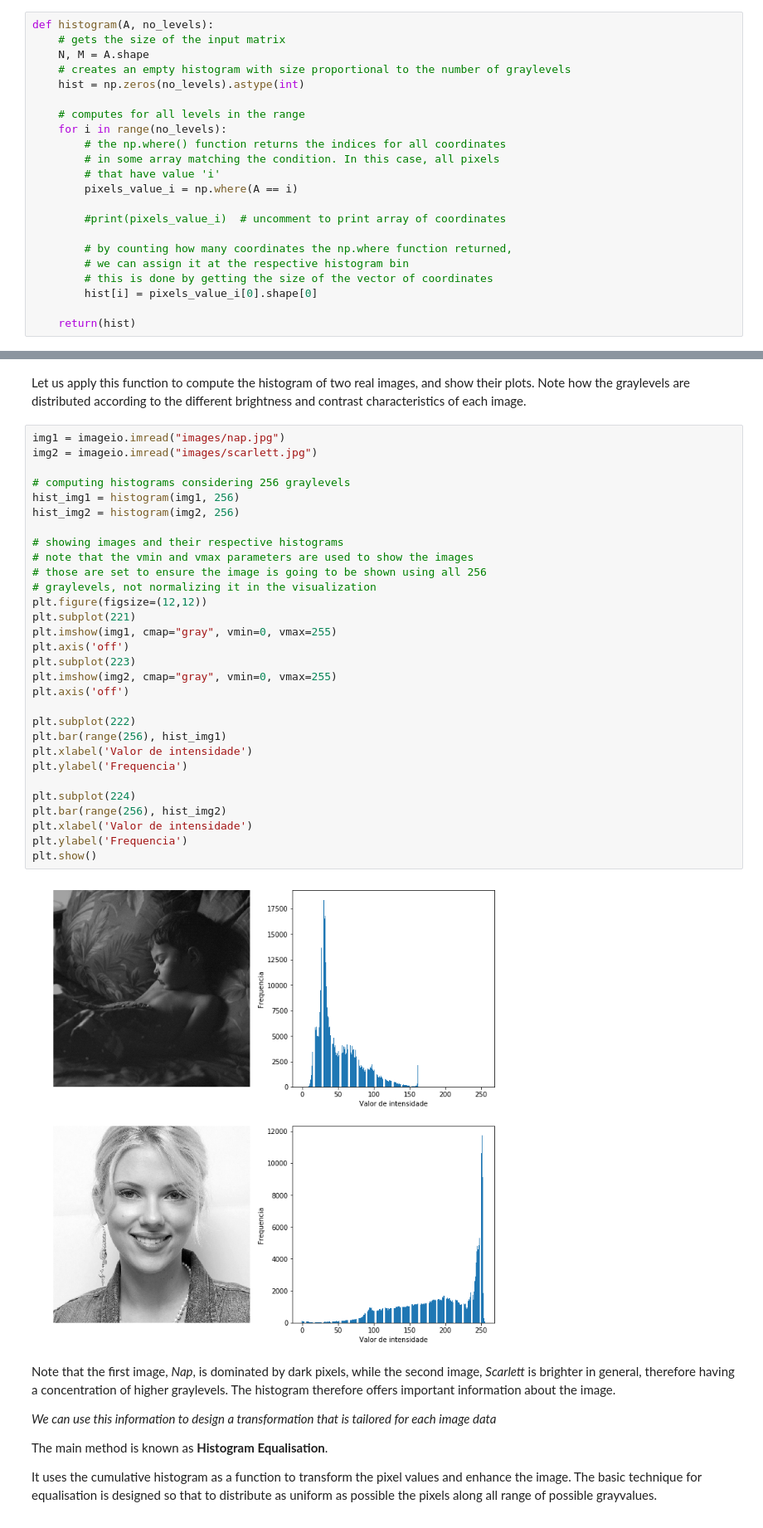
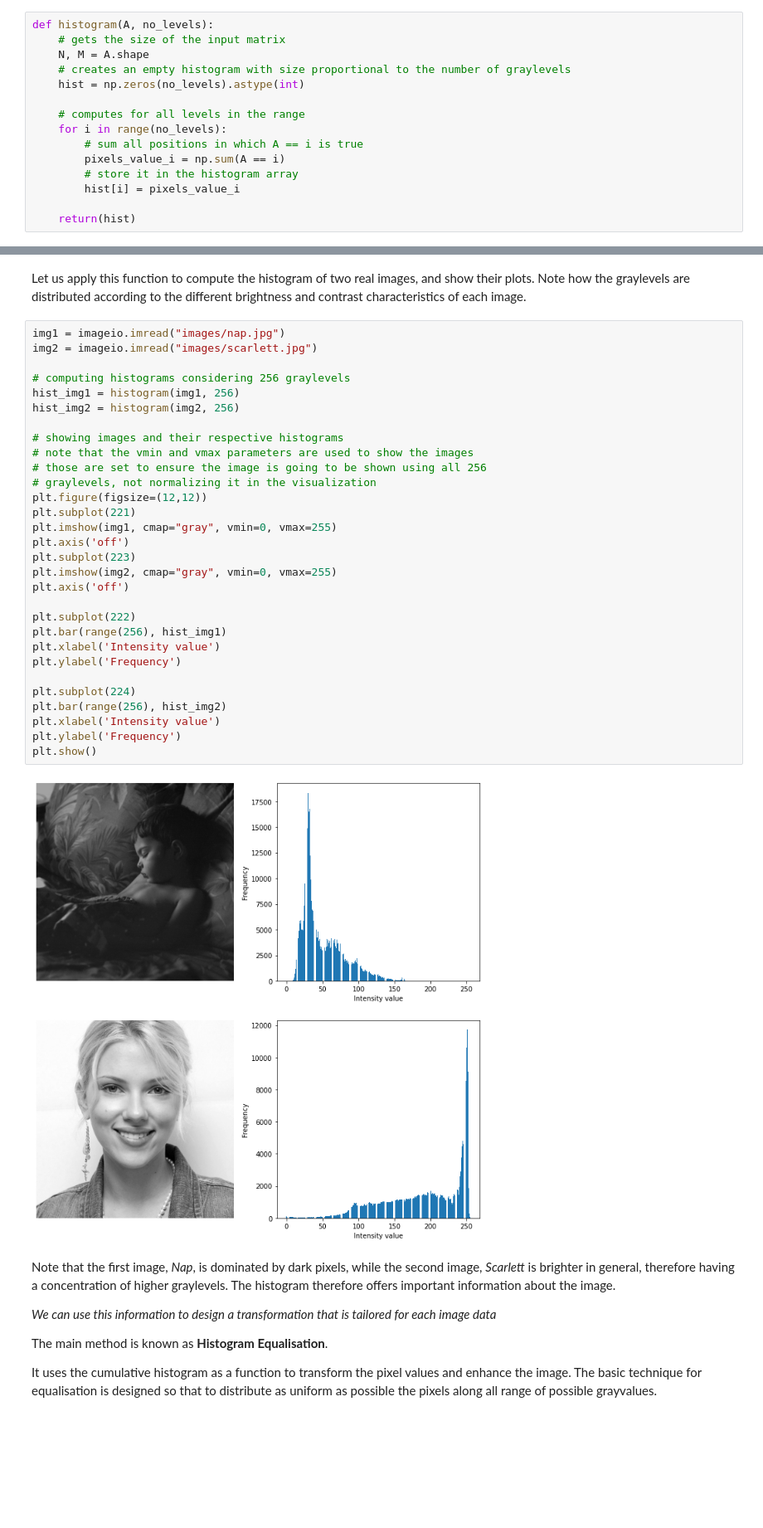
Before and after one commit to maponti/imageprocessing_course_icmc, a Jupyter notebook: 02b_enhancement_histogram.ipynb, the cells around one changed output, grey strips where cells are left out. Shown at 83% size. Saved outputs shown, nothing was run; the diff lists cells and outputs as text; blank space fills up the shorter version.

```diff
--- a/02b_enhancement_histogram.ipynb
+++ b/02b_enhancement_histogram.ipynb
@@ -37,17 +37,10 @@ def histogram(A, no_levels):
 
     # computes for all levels in the range
     for i in range(no_levels):
-        # the np.where() function returns the indices for all coordinates
-        # in some array matching the condition. In this case, all pixels
-        # that have value 'i'
-        pixels_value_i = np.where(A == i)
-
-        #print(pixels_value_i)  # uncomment to print array of coordinates
-
-        # by counting how many coordinates the np.where function returned,
-        # we can assign it at the respective histogram bin
-        # this is done by getting the size of the vector of coordinates
-        hist[i] = pixels_value_i[0].shape[0]
+        # sum all positions in which A == i is true
+        pixels_value_i = np.sum(A == i)
+        # store it in the histogram array
+        hist[i] = pixels_value_i
 
     return(hist)
 # %% [markdown]
@@ -73,35 +66,35 @@ Let us apply this function to compute the histogram of two real images, and show
 # %%
 img1 = imageio.imread("images/nap.jpg")
 img2 = imageio.imread("images/scarlett.jpg")
 
 # computing histograms considering 256 graylevels
 hist_img1 = histogram(img1, 256)
 hist_img2 = histogram(img2, 256)
 
 # showing images and their respective histograms
 # note that the vmin and vmax parameters are used to show the images
 # those are set to ensure the image is going to be shown using all 256
 # graylevels, not normalizing it in the visualization
 plt.figure(figsize=(12,12))
 plt.subplot(221)
 plt.imshow(img1, cmap="gray", vmin=0, vmax=255)
 plt.axis('off')
 plt.subplot(223)
 plt.imshow(img2, cmap="gray", vmin=0, vmax=255)
 plt.axis('off')
 
 plt.subplot(222)
 plt.bar(range(256), hist_img1)
-plt.xlabel('Valor de intensidade')
-plt.ylabel('Frequencia')
+plt.xlabel('Intensity value')
+plt.ylabel('Frequency')
 
 plt.subplot(224)
 plt.bar(range(256), hist_img2)
-plt.xlabel('Valor de intensidade')
-plt.ylabel('Frequencia')
+plt.xlabel('Intensity value')
+plt.ylabel('Frequency')
 plt.show()
 # %% [output]
-[figure, old version]
+[figure, new version]
 # %% [markdown]
 Note that the first image, *Nap*, is dominated by dark pixels, while the second image, *Scarlett* is brighter in general, therefore having a concentration of higher graylevels.
 The histogram therefore offers important information about the image.
```
Also changed, not shown: parts of 7 cells of this notebook, 2 other files.
